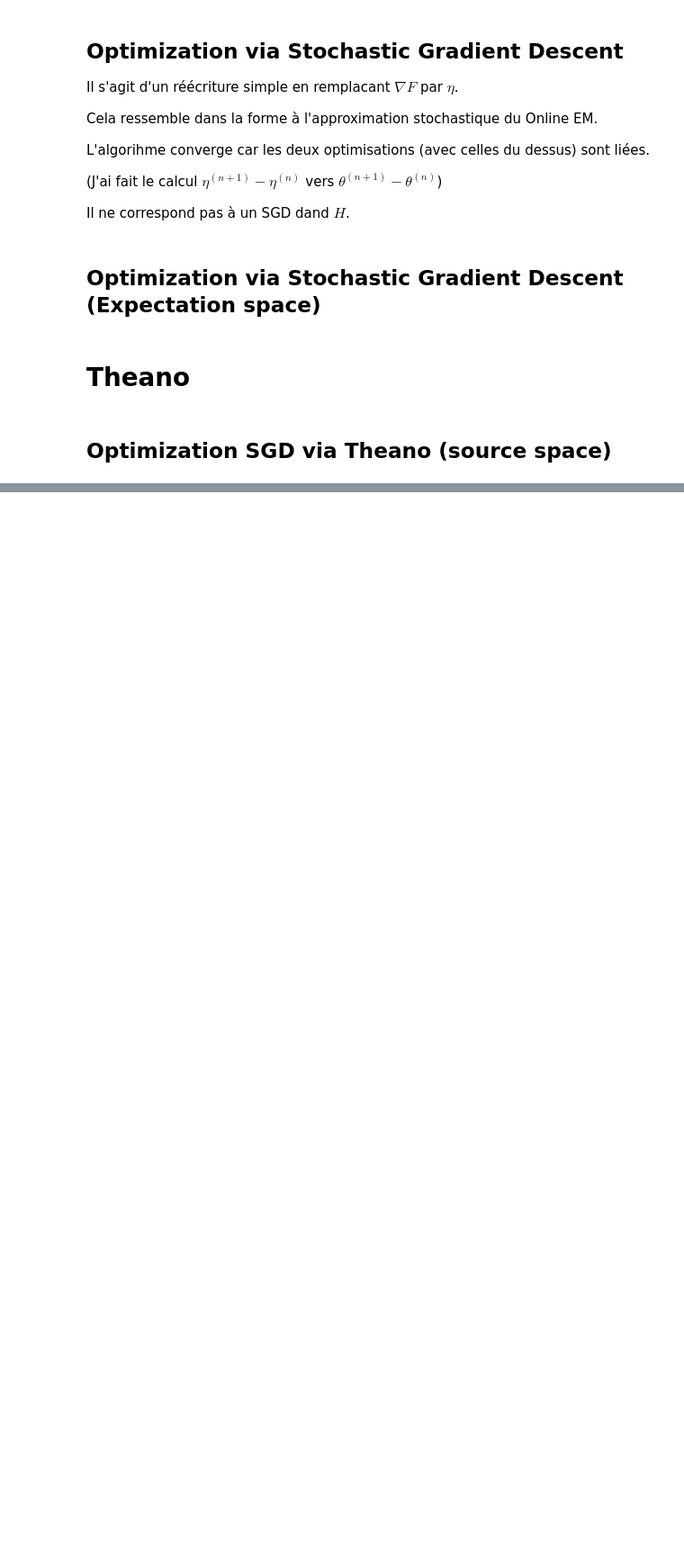
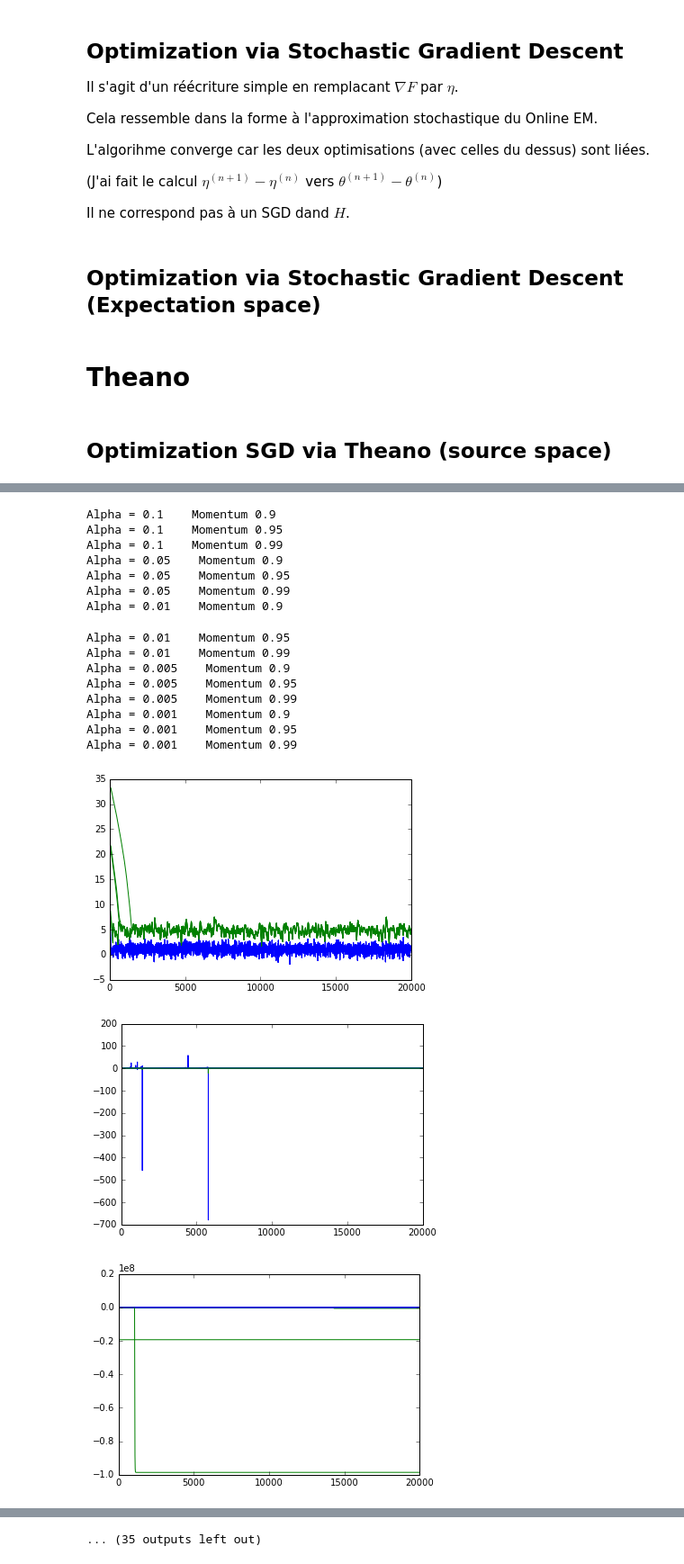
Before and after one commit to christophesaintjean/christophesaintjean.github.io, a Jupyter notebook: Python/Optimization with univariate gaussian.ipynb, the cells around one changed output, grey strips where cells are left out. Shown at 90% size. Drawn from its saved outputs; the diff is of its cells as text; code cells hidden in the pictures; blank space fills up the shorter version.

```diff
--- a/Python/Optimization with univariate gaussian.ipynb
+++ b/Python/Optimization with univariate gaussian.ipynb
@@ -629,0 +863,37 @@ kl_boxplot(results_0005, Xt, [200, 2000, 20000])
+# %%
+for alpha, momentum in it.product(alphas, momentums):
+    print ('Alpha = '+str(alpha)+ '    Momentum '+ str(momentum))
+    SGD_lb_alpha = Parallel(n_jobs=-1, verbose=0)(delayed(train_on_lb)
+                                                  (lb, gradient_updates_momentum, alpha=alpha, momentum=momentum)
+                                                  for lb in lb_init)
+    #kl_boxplot(SGD_lb_alpha, ticks)
+    mu_sig_plot(SGD_lb_alpha)
+    SGD_th_alpha = Parallel(n_jobs=-1, verbose=0)(delayed(train_on_th)
+                                                  (th,  gradient_updates_momentum, alpha=alpha, momentum=momentum)
+                                                  for th in th_init)
+    mu_sig_plot(SGD_th_alpha)
+    #kl_boxplot(SGD_th_alpha, ticks)
+    SGD_et_alpha = Parallel(n_jobs=-1, verbose=0)(delayed(train_on_et)
+                                                  (et,  gradient_updates_momentum, alpha=alpha, momentum=momentum)
+                                                  for et in et_init)
+    mu_sig_plot(SGD_et_alpha)
+    #kl_boxplot(SGD_et_alpha, ticks)
+# %% [output]
+Alpha = 0.1    Momentum 0.9
+Alpha = 0.1    Momentum 0.95
+Alpha = 0.1    Momentum 0.99
+Alpha = 0.05    Momentum 0.9
+Alpha = 0.05    Momentum 0.95
+Alpha = 0.05    Momentum 0.99
+Alpha = 0.01    Momentum 0.9
+Alpha = 0.01    Momentum 0.95
+Alpha = 0.01    Momentum 0.99
+Alpha = 0.005    Momentum 0.9
+Alpha = 0.005    Momentum 0.95
+Alpha = 0.005    Momentum 0.99
+Alpha = 0.001    Momentum 0.9
+Alpha = 0.001    Momentum 0.95
+Alpha = 0.001    Momentum 0.99
+[figure, added]
+[figure, added]
+[figure, added]
@@ -629,0 +907 @@ kl_boxplot(results_0005, Xt, [200, 2000, 20000])
+... (35 outputs left out)
```
Also changed, not shown: parts of 26 cells of this notebook.
